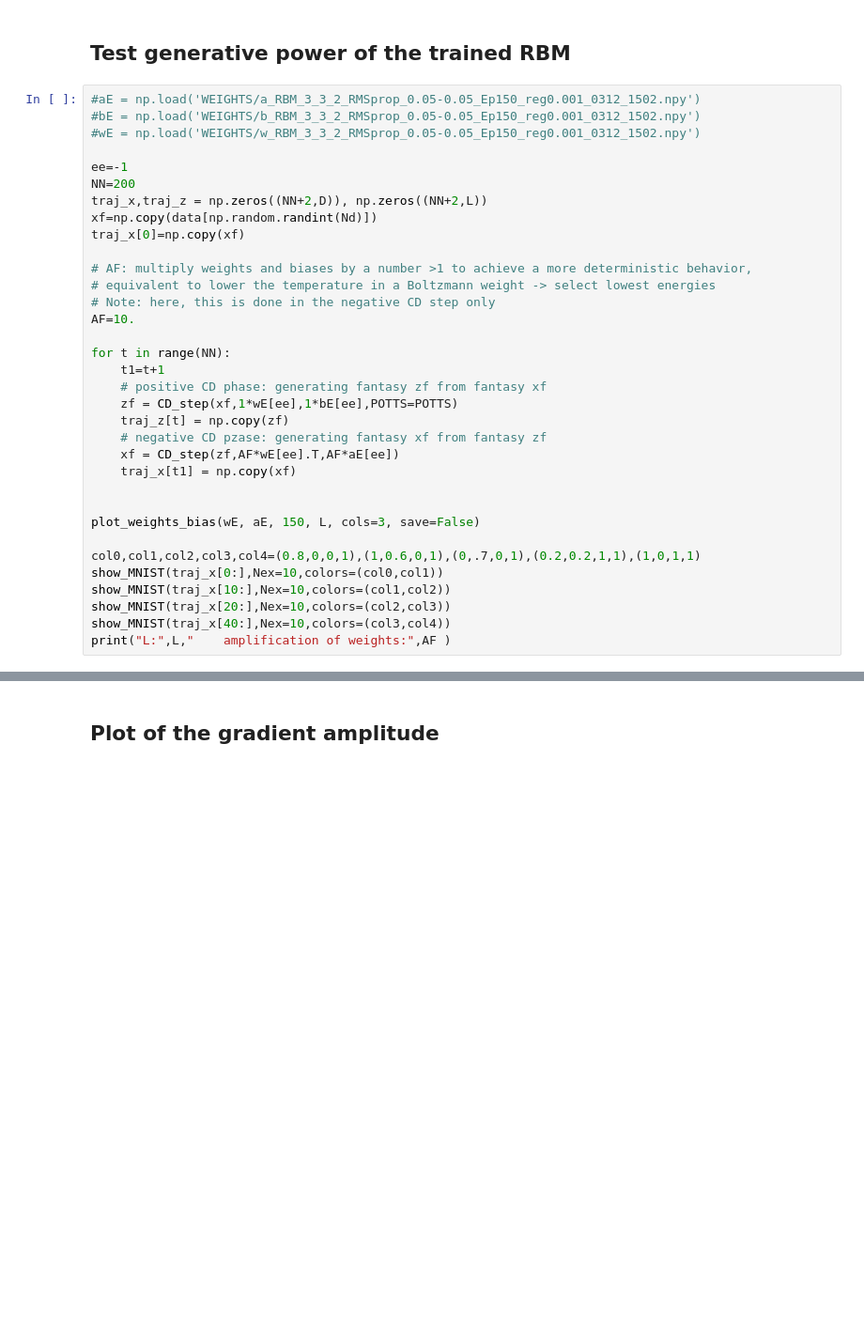
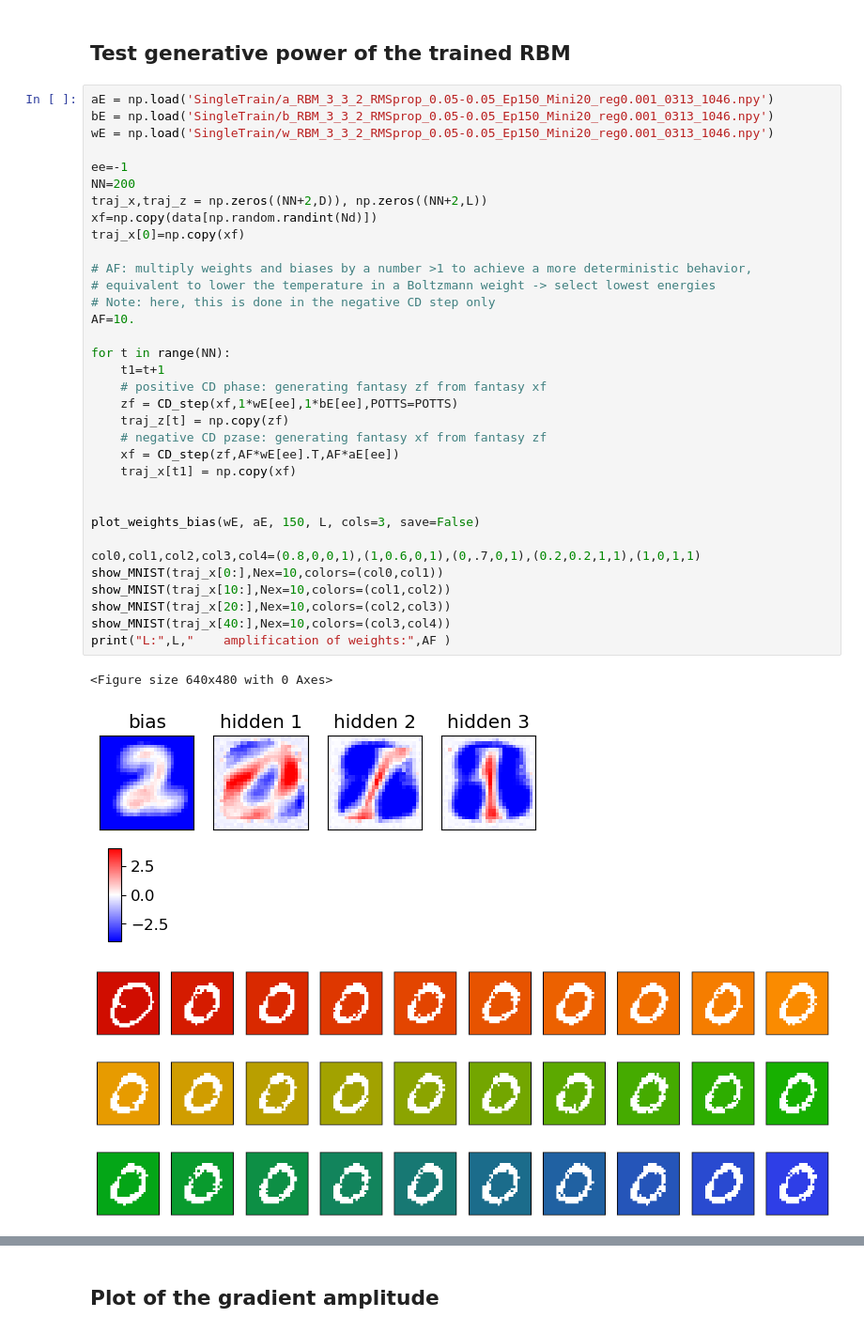
Before and after one commit to FrancescoLR02/LCP-Mod-B-Exercises, a Jupyter notebook: ex2_RBM/RBM_2025_MNIST.ipynb, the cells around one changed output, grey strips where cells are left out. Shown at 94% size. Drawn from its saved outputs; the diff is of its cells as text; blank space fills up the shorter version.

```diff
--- a/ex2_RBM/RBM_2025_MNIST.ipynb
+++ b/ex2_RBM/RBM_2025_MNIST.ipynb
@@ -674,36 +674,42 @@ Directory exists
 # %% [markdown]
 ## Test generative power of the trained RBM
 # %%
-#aE = np.load('WEIGHTS/a_RBM_3_3_2_RMSprop_0.05-0.05_Ep150_reg0.001_0312_1502.npy')
-#bE = np.load('WEIGHTS/b_RBM_3_3_2_RMSprop_0.05-0.05_Ep150_reg0.001_0312_1502.npy')
-#wE = np.load('WEIGHTS/w_RBM_3_3_2_RMSprop_0.05-0.05_Ep150_reg0.001_0312_1502.npy')
+aE = np.load('SingleTrain/a_RBM_3_3_2_RMSprop_0.05-0.05_Ep150_Mini20_reg0.001_0313_1046.npy')
+bE = np.load('SingleTrain/b_RBM_3_3_2_RMSprop_0.05-0.05_Ep150_Mini20_reg0.001_0313_1046.npy')
+wE = np.load('SingleTrain/w_RBM_3_3_2_RMSprop_0.05-0.05_Ep150_Mini20_reg0.001_0313_1046.npy')
 
 ee=-1
 NN=200
 traj_x,traj_z = np.zeros((NN+2,D)), np.zeros((NN+2,L))
 xf=np.copy(data[np.random.randint(Nd)])
 traj_x[0]=np.copy(xf)
 
 # AF: multiply weights and biases by a number >1 to achieve a more deterministic behavior,
 # equivalent to lower the temperature in a Boltzmann weight -> select lowest energies
 # Note: here, this is done in the negative CD step only
 AF=10.
 
 for t in range(NN):
     t1=t+1
     # positive CD phase: generating fantasy zf from fantasy xf
     zf = CD_step(xf,1*wE[ee],1*bE[ee],POTTS=POTTS)
     traj_z[t] = np.copy(zf)
     # negative CD pzase: generating fantasy xf from fantasy zf
     xf = CD_step(zf,AF*wE[ee].T,AF*aE[ee])
     traj_x[t1] = np.copy(xf)
 
 
 plot_weights_bias(wE, aE, 150, L, cols=3, save=False)
 
 col0,col1,col2,col3,col4=(0.8,0,0,1),(1,0.6,0,1),(0,.7,0,1),(0.2,0.2,1,1),(1,0,1,1)
 show_MNIST(traj_x[0:],Nex=10,colors=(col0,col1))
 show_MNIST(traj_x[10:],Nex=10,colors=(col1,col2))
 show_MNIST(traj_x[20:],Nex=10,colors=(col2,col3))
 show_MNIST(traj_x[40:],Nex=10,colors=(col3,col4))
 print("L:",L,"    amplification of weights:",AF )
+# %% [output]
+<Figure size 640x480 with 0 Axes>
+[figure, added]
+[figure, added]
+[figure, added]
+[figure, added]
```
Also changed, not shown: parts of 3 cells of this notebook.
